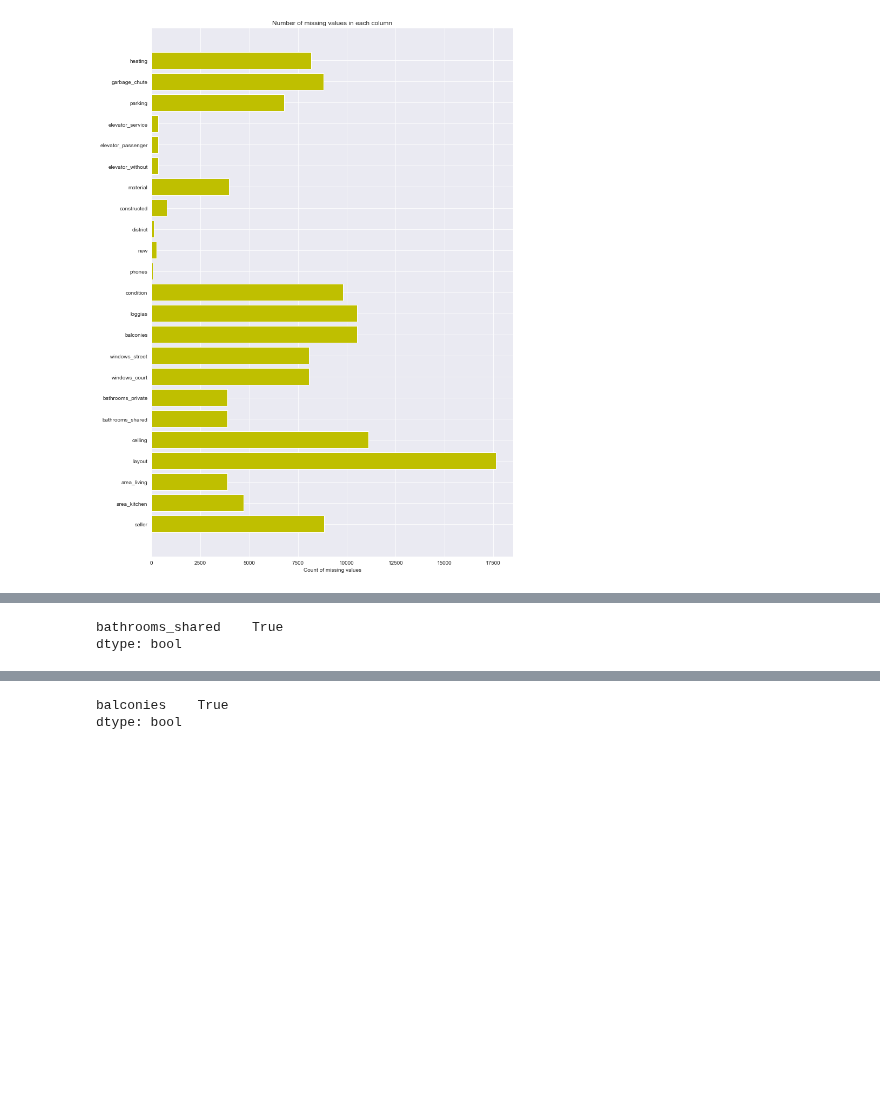
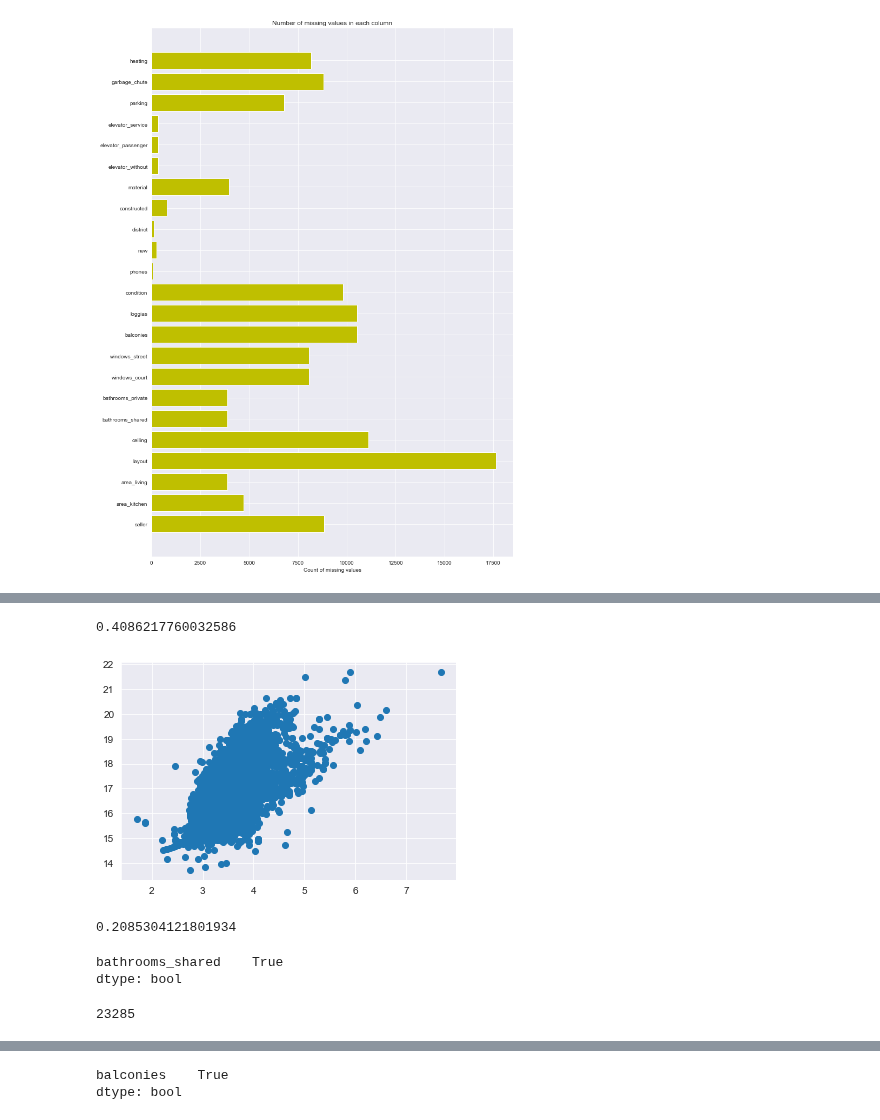
Before and after one commit to jimoskar/ml, a Jupyter notebook: project/jim_EDA.ipynb, the cells around one changed output, grey strips where cells are left out. Cells and saved outputs as stored; diff of their text form; code cells hidden in the pictures; blank space fills up the shorter version.

Commit message:
updating my things. have experimented with binning 'district' and makeing feature 'rooms/area'.

```diff
--- a/project/jim_EDA.ipynb
+++ b/project/jim_EDA.ipynb
@@ -70,6 +101,31 @@ plt.show()
+# %%
+plt.scatter(np.log(data['area_total']/data['rooms']), data['logprice'])
+data['price'].corr(np.log(data['area_total']/data['rooms']))
+# %% [output]
+0.4086217760032586
+[figure, added]
+# %%
+data['price'].corr(data['windows'])
+# %% [output]
+0.2085304121801934
 # %%
 # Data is missing in groups
 data.loc[data['bathrooms_private'].isna(), ['bathrooms_shared']].isna().all()
 # %% [output]
 bathrooms_shared    True
 dtype: bool
+# %%
+#sns.boxplot(x = 'district', y = 'logprice', data = data)
+agg = data.groupby('district').aggregate('mean')['price'].sort_values(ascending = True)
+encoding = dict()
+for i in range(12):
+    encoding[agg.index[i]] = i
+encoding
+
+district_enc = np.empty(data.shape[0])
+for i in range(data.shape[0]):
+    if(not pd.isna(data['district'][i])):
+        district_enc[i] = encoding[data['district'][i]]
+data['district_enc'] = district_enc
+# %% [output]
+23285
```
Also changed, not shown: parts of 13 cells of this notebook, 3 other files.
